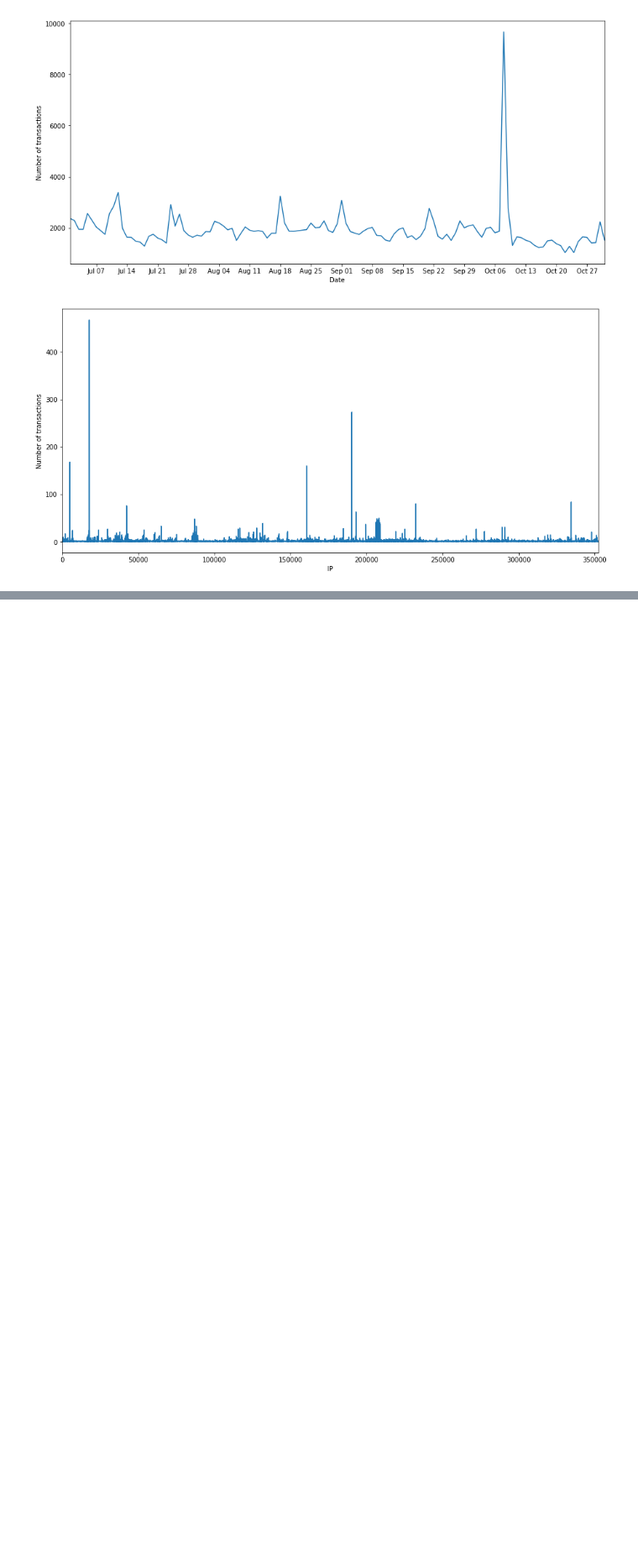
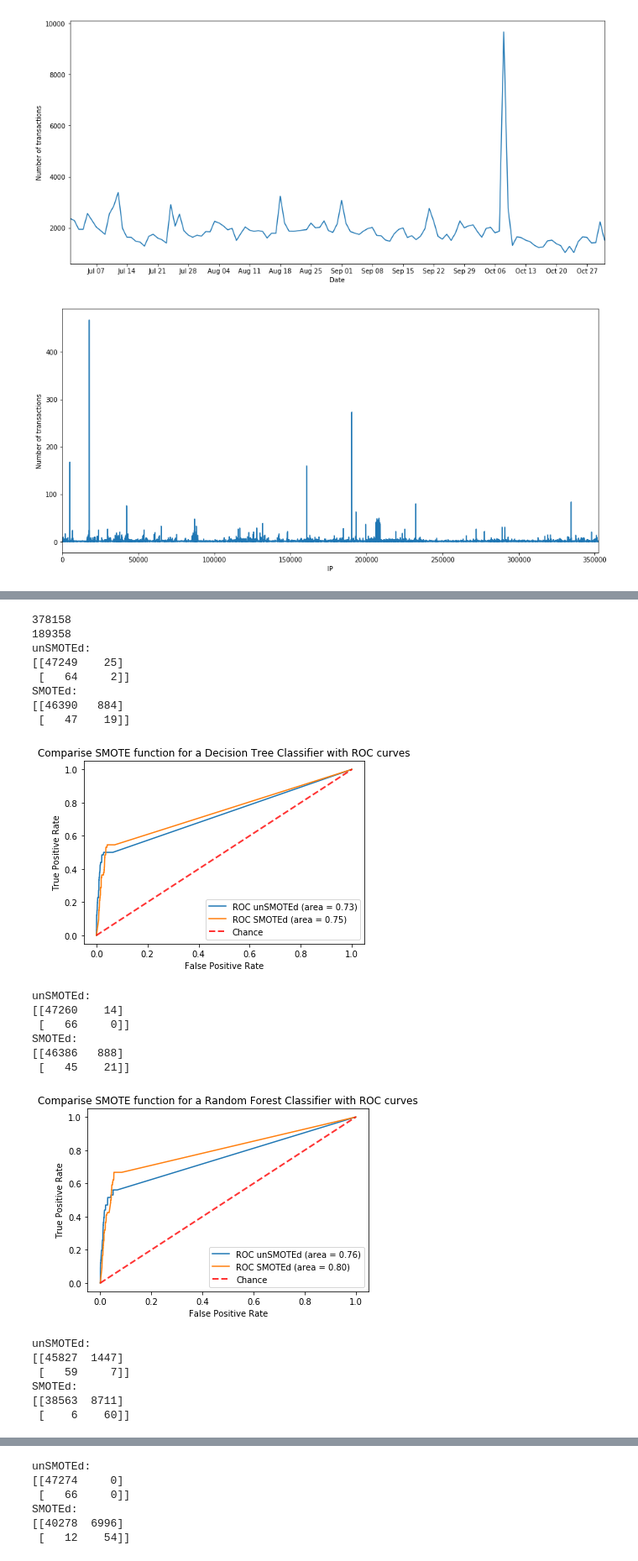
Before and after one commit to R-Graafmans/CDA_CS4035, a Jupyter notebook: Week 1 - Credit Card Fraud/Main-pandas.ipynb, the cells around one changed output, grey strips where cells are left out. Shown at 84% size. Cells and saved outputs as stored; diff of their text form; code cells hidden in the pictures; blank space fills up the shorter version.

Commit message:
implemented SMOTE

```diff
--- a/Week 1 - Credit Card Fraud/Main-pandas.ipynb
+++ b/Week 1 - Credit Card Fraud/Main-pandas.ipynb
@@ -178,0 +242,41 @@ print("Accuracy: %0.2f (+/- %0.2f)" % (scores.mean(), scores.std() * 2))
+# %%
+data_ft = df[['usd_amount', 'dif_avg_amount', 'subscription', 'verification', 'cvcresponse']].values
+data_lbl = df[['label']].values.ravel()
+
+train_ft, test_ft, train_lbl, test_lbl = train_test_split(data_ft,data_lbl,test_size=0.2)
+
+sm = smote(sampling_strategy = 'minority')
+
+train_ft_smote, train_lbl_smote = sm.fit_sample(train_ft,train_lbl)
+
+print(len(train_lbl_smote))
+print(len(train_lbl))
+
+compare_smote(DecisionTreeClassifier(), "Decision Tree Classifier", train_ft, train_ft_smote, test_ft, train_lbl, train_lbl_smote, test_lbl)
+# compare_smote(KNeighborsClassifier(), "K Neighbors Classifier", train_ft, train_ft_smote, test_ft, train_lbl, train_lbl_smote, test_lbl)
+compare_smote(RandomForestClassifier(n_estimators=10), "Random Forest Classifier", train_ft, train_ft_smote, test_ft, train_lbl, train_lbl_smote, test_lbl)
+compare_smote(GaussianNB(), "Gaussian Naive Bayes", train_ft, train_ft_smote, test_ft, train_lbl, train_lbl_smote, test_lbl)
+compare_smote(AdaBoostClassifier(), "Ada Boost Classifier", train_ft, train_ft_smote, test_ft, train_lbl, train_lbl_smote, test_lbl)
+# %% [output]
+378158
+189358
+unSMOTEd:
+[[47249    25]
+ [   64     2]]
+SMOTEd:
+[[46390   884]
+ [   47    19]]
+[figure, added]
+unSMOTEd:
+[[47260    14]
+ [   66     0]]
+SMOTEd:
+[[46386   888]
+ [   45    21]]
+[figure, added]
+unSMOTEd:
+[[45827  1447]
+ [   59     7]]
+SMOTEd:
+[[38563  8711]
+ [    6    60]]
@@ -178,0 +284,6 @@ print("Accuracy: %0.2f (+/- %0.2f)" % (scores.mean(), scores.std() * 2))
+unSMOTEd:
+[[47274     0]
+ [   66     0]]
+SMOTEd:
+[[40278  6996]
+ [   12    54]]
```
Also changed, not shown: parts of 6 cells of this notebook, 1 other file.
